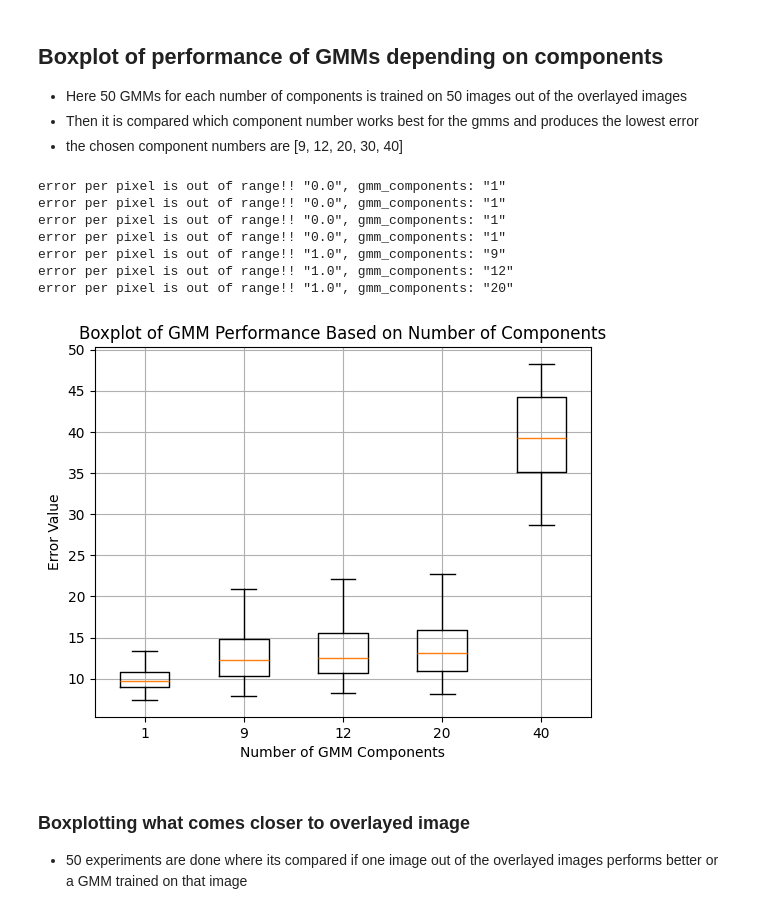
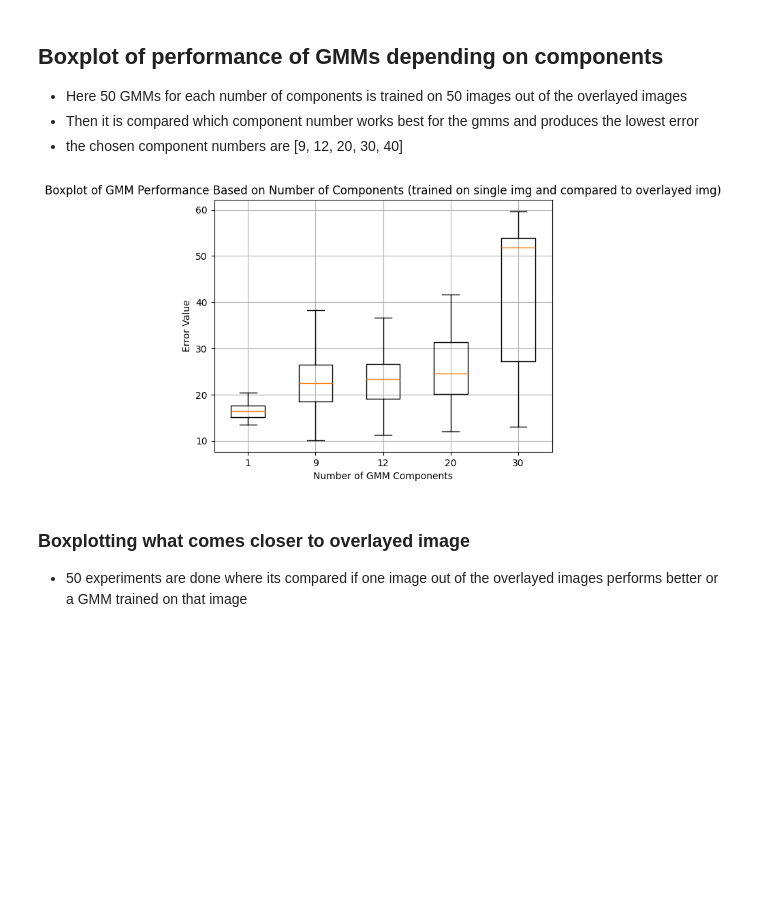
Before and after one commit to DaSebb/gmm_project, a Jupyter notebook: src/gmm_notebook.ipynb, the cells around one changed output. Saved outputs shown, nothing was run; the diff lists cells and outputs as text; code cells hidden in the pictures; blank space fills up the shorter version.

```diff
--- a/src/gmm_notebook.ipynb
+++ b/src/gmm_notebook.ipynb
@@ -4,7 +4,6 @@
 import numpy as np
 import matplotlib.pyplot as plt
 from sklearn.mixture import GaussianMixture
-from sklearn.decomposition import PCA
 from tensorflow.keras.datasets import mnist
 from matplotlib.patches import Ellipse
 
@@ -96,9 +95,9 @@ def convert_pixel_to_probabilities(digit_img):
     return result
 
 ### IMPORTANT XY_table must be from img
-def compare_error_of_GMM_and_IMG(fitted_gmms, xy_table, img):
+def compare_error_of_GMM_and_IMG(fitted_gmms, train_data_table, img):
     img_with_probs = convert_pixel_to_probabilities(img)
-    log_likelihoods = np.array([gmm.score_samples(xy_table) for gmm in fitted_gmms])
+    log_likelihoods = np.array([gmm.score_samples(train_data_table) for gmm in fitted_gmms])
     average_log_likelihoods = np.mean(log_likelihoods, axis=0)
     densities = np.exp(average_log_likelihoods)
 
@@ -107,12 +106,12 @@ def compare_error_of_GMM_and_IMG(fitted_gmms, xy_table, img):
     predictions = (densities - densities_min) / (densities_max - densities_min)
 
     error_map = np.zeros_like(img_with_probs)
-    if len(xy_table) != len(predictions):
+    if len(train_data_table) != len(predictions):
         raise ValueError(f"xy_table has to have the same length as the predictions array")
 
-    for coord, prediction in zip(xy_table, predictions):
+    for coord, prediction in zip(train_data_table, predictions):
         error_per_pixel = (img_with_probs[coord[1]][coord[0]] - prediction)**2
-        if(error_per_pixel >= 1 or error_per_pixel <= 0 and len(fitted_gmms) == 1):
+        if(error_per_pixel > 1 or error_per_pixel < 0 and len(fitted_gmms) == 1):
             print(f'error per pixel is out of range!! "{error_per_pixel}", gmm_components: "{fitted_gmms[0].n_components}"')
         error_map[coord[1]][coord[0]] = error_per_pixel
     total_error = np.sum(error_map)
@@ -134,11 +133,28 @@ def experiment_1(single_digit_img, overlayed_digits, gmm_components):
     error_between_img_and_img = compare_error_of_IMG_and_IMG(overlayed_digits, single_digit_img)
 
     XY_table = create_XY_table(single_digit_img)
+    train_data_table = create_XY_table_from_training_data(single_digit_img)
     gmm_01 = GaussianMixture(n_components=gmm_components, covariance_type='full')
     gmm_01.fit(XY_table)
 
-    error_between_img_and_gmm, error_map = compare_error_of_GMM_and_IMG([gmm_01], XY_table, overlayed_digits)
+    error_between_img_and_gmm, error_map = compare_error_of_GMM_and_IMG([gmm_01], train_data_table, overlayed_digits)
     return [error_between_img_and_img, error_between_img_and_gmm]
+
+def experiment_single_vs_ensemble(score_data_table, digit_img, number_of_gmms_ensemble):
+    XY_table_2 = create_XY_table(digit_img)
+
+    gmm = GaussianMixture(n_components=12, covariance_type='full')
+    gmm.fit(XY_table_2)
+
+    gmm_component_numbers = np.random.randint(7, 20, number_of_gmms_ensemble)
+    gmm_array = [GaussianMixture(n_components=12, covariance_type='full') for _, component_number in zip(range(number_of_gmms_ensemble), gmm_component_numbers)]
+
+    for one_gmm in gmm_array:
+        one_gmm.fit(XY_table_2)
+
+    err_img_gmm, error_map_1 = compare_error_of_GMM_and_IMG([gmm], score_data_table, digit_img)
+    err_img_gmm_2, error_map_2 = compare_error_of_GMM_and_IMG(gmm_array, score_data_table, digit_img)
+    return [err_img_gmm, err_img_gmm_2]
 # %% [markdown]
 ### Common Variables
 # %%
@@ -161,10 +175,10 @@ test_img  = X_digit[29]
 error_between_img_and_img = compare_error_of_IMG_and_IMG(overlayed_digits, test_img)
 
 XY_table = create_XY_table(test_img)
-gmm_01 = GaussianMixture(n_components=12, covariance_type='full', reg_covar=1e-6, max_iter=200)
+gmm_01 = GaussianMixture(n_components=1, covariance_type='full', reg_covar=1e-6, max_iter=200)
 gmm_01.fit(XY_table)
 
-error_between_img_and_gmm, error_map = compare_error_of_GMM_and_IMG([gmm_01], XY_table, overlayed_digits)
+error_between_img_and_gmm, error_map = compare_error_of_GMM_and_IMG([gmm_01], train_data_table, overlayed_digits)
 print(f'error between overlayed img and gmm trained on single img is: "{error_between_img_and_gmm}"')
 
 fig, ax = plt.subplots()
@@ -174,7 +188,7 @@ fig4, ax4 = plt.subplots()
 
 plot_gmm(gmm_01, ax)
 
-sub_plot_gmm_probabilities_in_subplot(fig2, ax2, XY_table, [gmm_01])
+sub_plot_gmm_probabilities_in_subplot(fig2, ax2, train_data_table, [gmm_01])
 ax2.set_title(f'Normalised density function of trained GMM with "{gmm_01.n_components}" component(s)')
 
 pixel_val = ax.imshow(test_img)
@@ -259,38 +253,30 @@ The error between the img and ensemble of GMMs is "13.242444630401408"
 # %%
 def experiment_1_2(single_digit_img, overlayed_digits, gmm_components):
     XY_table = create_XY_table(single_digit_img)
     gmm_01 = GaussianMixture(n_components=gmm_components, covariance_type='full')
     gmm_01.fit(XY_table)
 
-    error_between_img_and_gmm, error_map = compare_error_of_GMM_and_IMG([gmm_01], XY_table, overlayed_digits)
+    error_between_img_and_gmm, error_map = compare_error_of_GMM_and_IMG([gmm_01], train_data_table, overlayed_digits)
     return error_between_img_and_gmm
 
-gmm_comp_numbers = np.array([1, 9, 12, 20, 40])
+gmm_comp_numbers = np.array([1, 9, 12, 20, 30])
 
 result = []
 
 for component_number in gmm_comp_numbers:
     zwischen_result = []
     for img in X_digit[20:70]:
         zwischen_result.append(experiment_1_2(img, overlayed_digits, component_number))
     result.append(np.array(zwischen_result))
 
 plt.boxplot(result, tick_labels=gmm_comp_numbers, showfliers=False)
-plt.title('Boxplot of GMM Performance Based on Number of Components')
+plt.title('Boxplot of GMM Performance Based on Number of Components (trained on single img and compared to overlayed img)')
 plt.xlabel('Number of GMM Components')
 plt.ylabel('Error Value')
 plt.grid(True)
-#plt.yscale('log')
 plt.show()
 # %% [output]
-error per pixel is out of range!! "0.0", gmm_components: "1"
-error per pixel is out of range!! "0.0", gmm_components: "1"
-error per pixel is out of range!! "0.0", gmm_components: "1"
-error per pixel is out of range!! "0.0", gmm_components: "1"
-error per pixel is out of range!! "1.0", gmm_components: "9"
-error per pixel is out of range!! "1.0", gmm_components: "12"
-error per pixel is out of range!! "1.0", gmm_components: "20"
-[figure, old version]
+[figure, new version]
 # %% [markdown]
 ### Boxplotting what comes closer to overlayed image
 - 50 experiments are done where its compared if one image out of the overlayed images performs better or a GMM trained on that image
```
Also changed, not shown: parts of 8 cells of this notebook, 14 other files.
